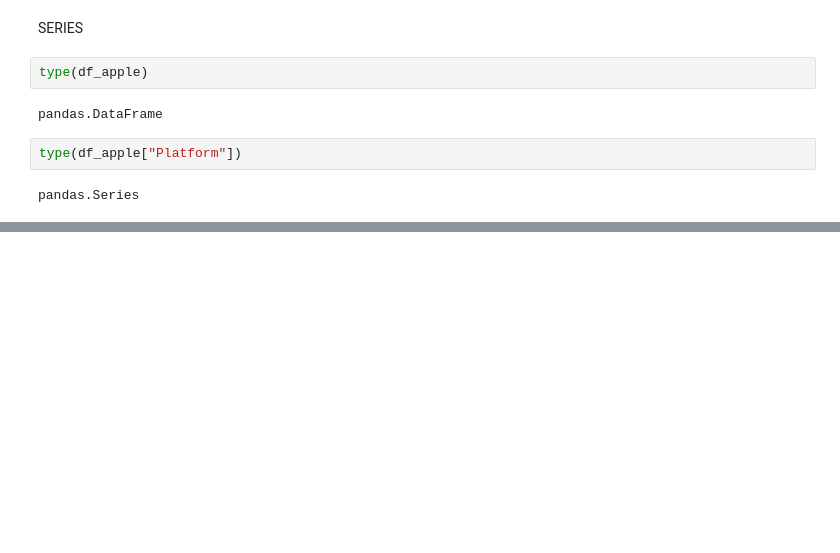
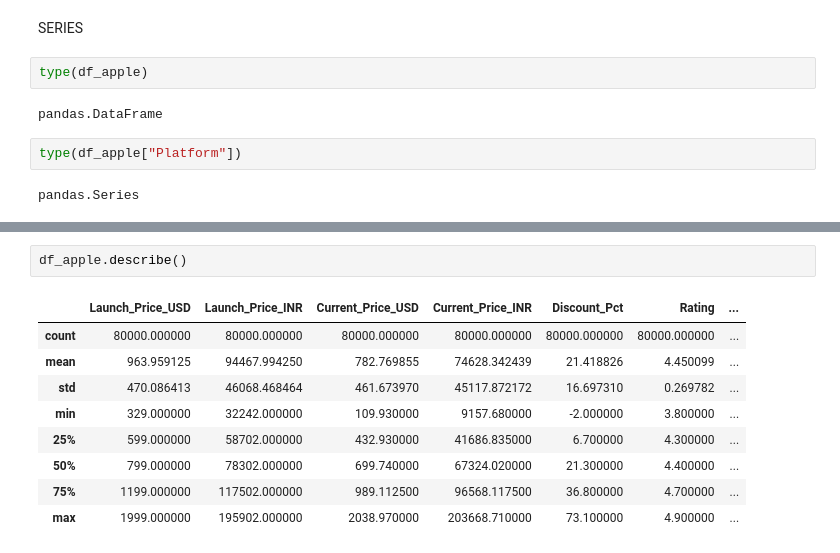
Before and after one commit to thiagosouzalink/jornada-dados-trilha-pandas, a Jupyter notebook: notebooks/apple_eda.ipynb, the cells around one changed output, grey strips where cells are left out. Cells and saved outputs as stored; diff of their text form; blank space fills up the shorter version.

Commit message:
Aula 4 - Conhecendo um Dataframe - Aprendendo a Perguntar

```diff
--- a/notebooks/apple_eda.ipynb
+++ b/notebooks/apple_eda.ipynb
@@ -34,0 +78,12 @@ pandas.Series
+# %%
+df_apple.describe()
+# %% [output]
+|  | Launch_Price_USD | Launch_Price_INR | Current_Price_USD | Current_Price_INR | Discount_Pct | Rating | ... |
+| count | 80000.000000 | 80000.000000 | 80000.000000 | 80000.000000 | 80000.000000 | 80000.000000 | ... |
+| mean | 963.959125 | 94467.994250 | 782.769855 | 74628.342439 | 21.418826 | 4.450099 | ... |
+| std | 470.086413 | 46068.468464 | 461.673970 | 45117.872172 | 16.697310 | 0.269782 | ... |
+| min | 329.000000 | 32242.000000 | 109.930000 | 9157.680000 | -2.000000 | 3.800000 | ... |
+| 25% | 599.000000 | 58702.000000 | 432.930000 | 41686.835000 | 6.700000 | 4.300000 | ... |
+| 50% | 799.000000 | 78302.000000 | 699.740000 | 67324.020000 | 21.300000 | 4.400000 | ... |
+| 75% | 1199.000000 | 117502.000000 | 989.112500 | 96568.117500 | 36.800000 | 4.700000 | ... |
+| max | 1999.000000 | 195902.000000 | 2038.970000 | 203668.710000 | 73.100000 | 4.900000 | ... |
```
Also changed, not shown: parts of 15 cells of this notebook.
